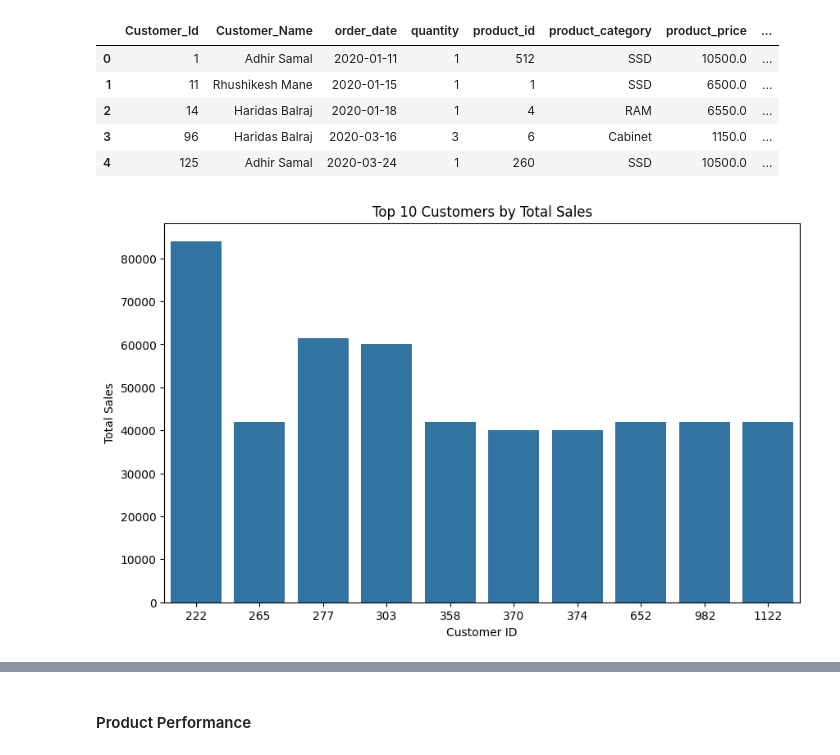
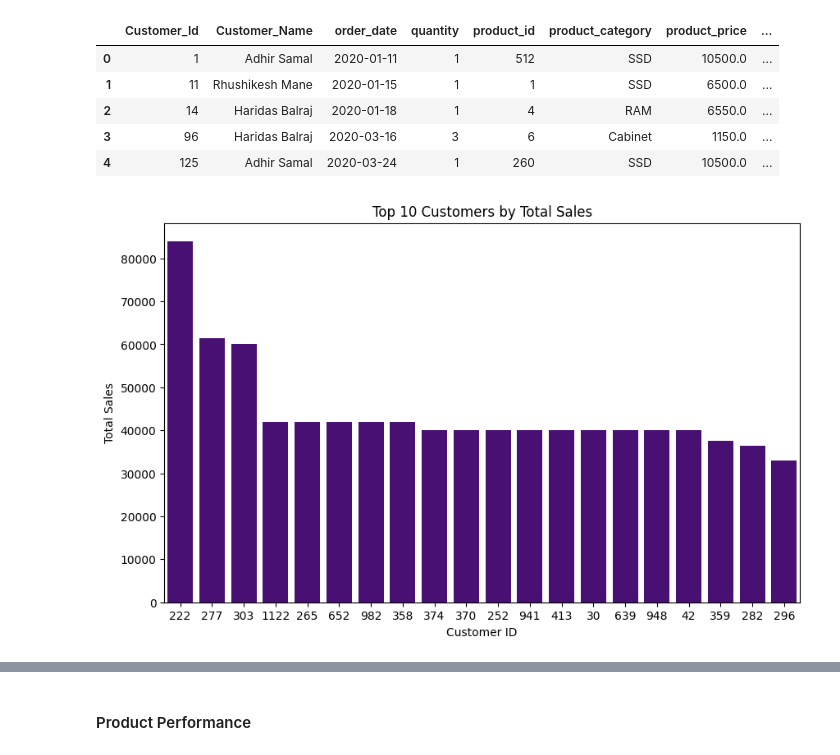
Before and after one commit to EGichuhi/Eunice-portfolio, a Jupyter notebook: ecomm_summary.ipynb, the cells around one changed output, grey strips where cells are left out. Drawn from its saved outputs; the diff is of its cells as text; code cells hidden in the pictures.

```diff
--- a/ecomm_summary.ipynb
+++ b/ecomm_summary.ipynb
@@ -229,0 +244,30 @@ Based on monthly sales, it can be concluded that sales do the best early in the
+# %%
+df['year'] = df['order_date'].dt.year
+
+years = [2020, 2021, 2022]
+
+fig, axes = plt.subplots(1, 3, figsize=(18, 6))
+
+for i, year in enumerate(years):
+    # Filter data for the current year
+    data_year = df[df['year'] == year]
+
+    # Group by 'order_date' and sum the sales for each date
+    sales_by_date = data_year.groupby('order_date')['total_sales'].sum()
+
+    # Find the date with the highest sales
+    highest_sales_date = sales_by_date.idxmax()
+    highest_sales = sales_by_date.max()
+
+    # Plot the sales over time for the current year
+    sns.lineplot(x=sales_by_date.index, y=sales_by_date.values, ax=axes[i], color='skyblue')
+
+    # Highlight the highest sales date
+    axes[i].scatter(highest_sales_date, highest_sales, color='red', label=f'Highest Sales: {highest_sales_date.strftime("%Y-%m-%d")}')
+
+    # Set title and labels
+    axes[i].set_title(f'Sales in {year}')
+    axes[i].set_xlabel("months")
+    axes[i].set_ylabel('Total Sales')
+    axes[i].tick_params(axis='x', rotation=45)
+    axes[i].legend()
@@ -314,14 +387,14 @@ df.head()
 | 3 | 96 | Haridas Balraj | 2020-03-16 | 3 | 6 | Cabinet | 1150.0 | ... |
 | 4 | 125 | Adhir Samal | 2020-03-24 | 1 | 260 | SSD | 10500.0 | ... |
 # %%
-# Group by customer id and calculate total sales
-top_customers = df.groupby('Customer_Id')['total_sales'].sum().sort_values(ascending=False).head(10)
+# Group by customer id and sales
+top_customers = df.groupby('Customer_Id')['total_sales'].sum().sort_values(ascending=False).head(20)
 
 plt.figure(figsize=(10, 6))
-sns.barplot(x=top_customers.index, y=top_customers.values)
+sns.barplot(x=top_customers.index.astype(str), y=top_customers.values, color='indigo')
 plt.title('Top 10 Customers by Total Sales')
 plt.xlabel('Customer ID')
 plt.ylabel('Total Sales')
 plt.show()
 # %% [output]
-[figure, old version]
+[figure, new version]
```
Also changed, not shown: parts of 41 cells of this notebook.
